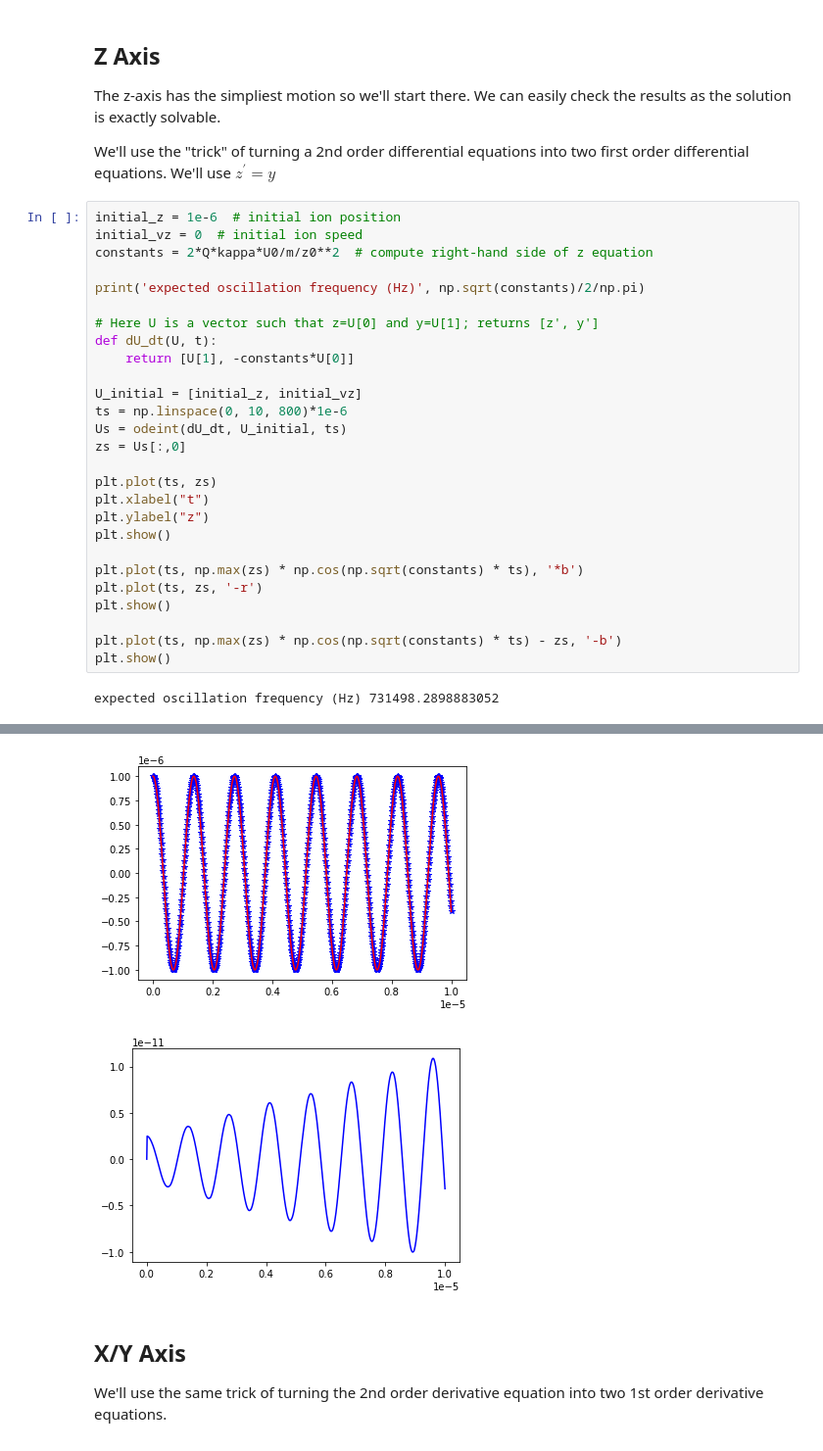
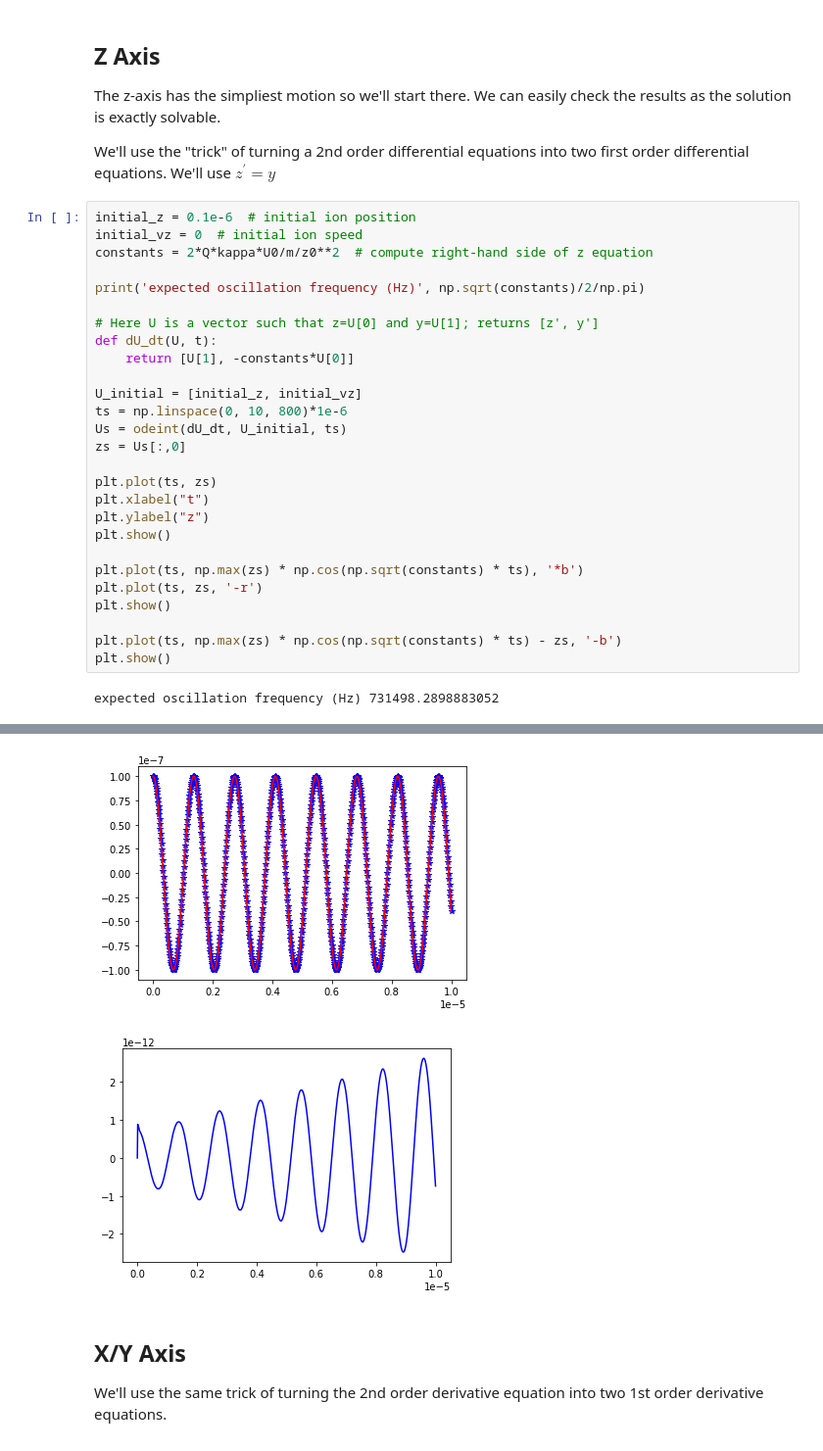
Before and after one commit to ajrazander/random-science, a Jupyter notebook: Trapped Ion Motion.ipynb, the cells around one changed output, grey strips where cells are left out. Shown at 98% size. Cells and saved outputs as stored; diff of their text form.

```diff
--- a/Trapped Ion Motion.ipynb
+++ b/Trapped Ion Motion.ipynb
@@ -59,37 +59,37 @@ The z-axis has the simpliest motion so we'll start there. We can easily check th
 
 We'll use the "trick" of turning a 2nd order differential equations into two first order differential equations. We'll use $z^{\prime} = y$
 # %%
-initial_z = 1e-6  # initial ion position
+initial_z = 0.1e-6  # initial ion position
 initial_vz = 0  # initial ion speed
 constants = 2*Q*kappa*U0/m/z0**2  # compute right-hand side of z equation
 
 print('expected oscillation frequency (Hz)', np.sqrt(constants)/2/np.pi)
 
 # Here U is a vector such that z=U[0] and y=U[1]; returns [z', y']
 def dU_dt(U, t):
     return [U[1], -constants*U[0]]
 
 U_initial = [initial_z, initial_vz]
 ts = np.linspace(0, 10, 800)*1e-6
 Us = odeint(dU_dt, U_initial, ts)
 zs = Us[:,0]
 
 plt.plot(ts, zs)
 plt.xlabel("t")
 plt.ylabel("z")
 plt.show()
 
 plt.plot(ts, np.max(zs) * np.cos(np.sqrt(constants) * ts), '*b')
 plt.plot(ts, zs, '-r')
 plt.show()
 
 plt.plot(ts, np.max(zs) * np.cos(np.sqrt(constants) * ts) - zs, '-b')
 plt.show()
 # %% [output]
 expected oscillation frequency (Hz) 731498.2898883052
 [figure]
 [figure]
-[figure, old version]
+[figure, new version]
 # %% [markdown]
 ## X/Y Axis
 We'll use the same trick of turning the 2nd order derivative equation into two 1st order derivative equations.
```
Also changed, not shown: parts of 2 cells of this notebook.
